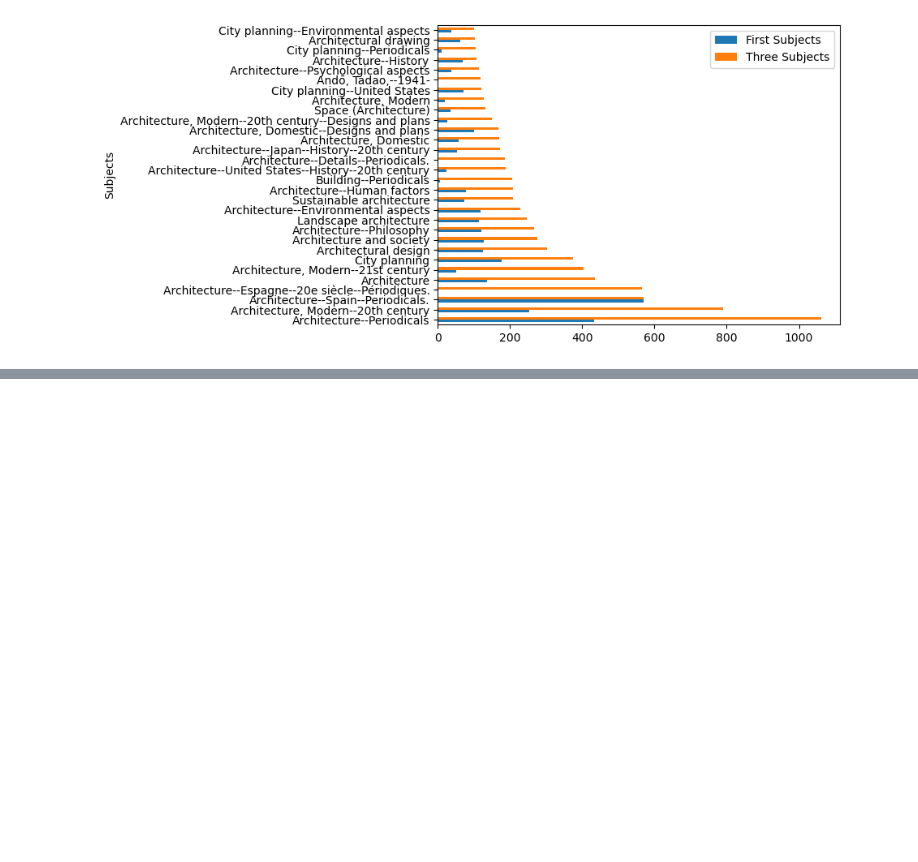
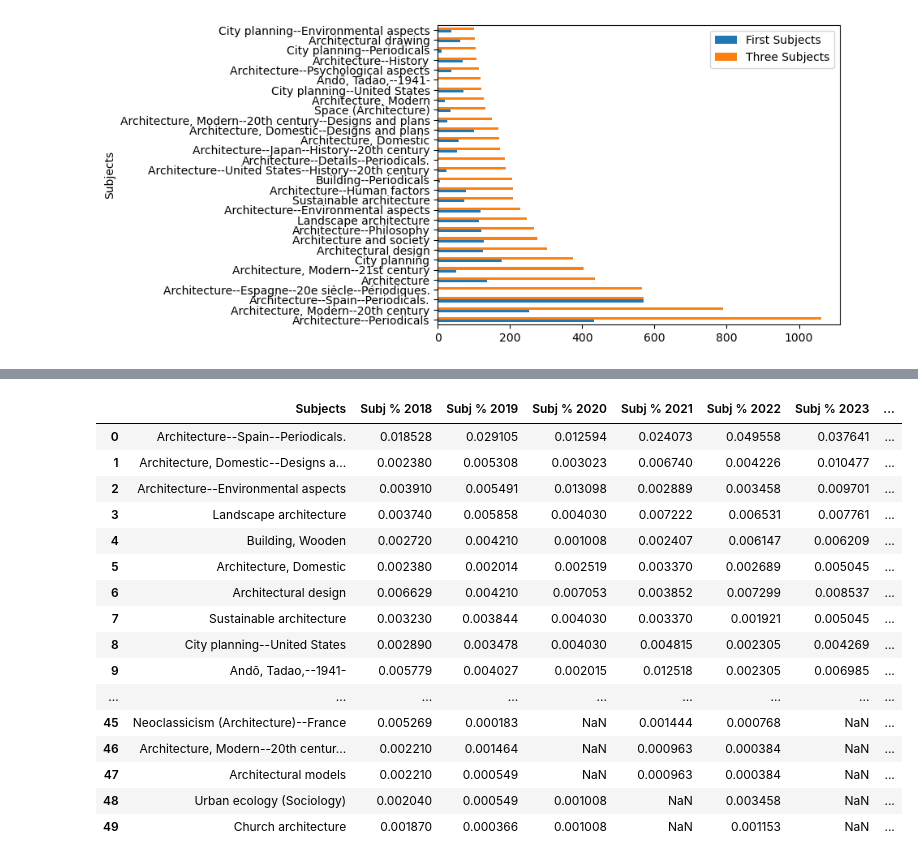
Before and after one commit to senderrr/Architecture, a Jupyter notebook: ArchitectureNotebookPlots.ipynb, the cells around one changed output, grey strips where cells are left out. Drawn from its saved outputs; the diff is of its cells as text; code cells hidden in the pictures; blank space fills up the shorter version.

```diff
--- a/ArchitectureNotebookPlots.ipynb
+++ b/ArchitectureNotebookPlots.ipynb
@@ -144,0 +375,27 @@ bar_df.plot(x='Subjects', y=['First Subjects', 'Three Subjects'], kind='barh')
+# %%
+# subset df
+merged_df5 =merged_df5[['Subjects', 'Subj % 2018', 'Subj % 2019', 'Subj % 2020', 'Subj % 2021', 'Subj % 2022', 'Subj % 2023']]
+
+# create new column by substracting % of 2023 - 2018
+merged_df5['2023 Diff 2018'] = merged_df5['Subj % 2023'] - merged_df5['Subj % 2018']
+
+# sort values by new column
+merged_df5.head(50).reset_index(drop=True).sort_values(by=['2023 Diff 2018'], ascending=[False]).reset_index(drop=True)
+# %% [output]
+|  | Subjects | Subj % 2018 | Subj % 2019 | Subj % 2020 | Subj % 2021 | Subj % 2022 | Subj % 2023 | ... |
+| 0 | Architecture--Spain--Periodicals. | 0.018528 | 0.029105 | 0.012594 | 0.024073 | 0.049558 | 0.037641 | ... |
+| 1 | Architecture, Domestic--Designs a... | 0.002380 | 0.005308 | 0.003023 | 0.006740 | 0.004226 | 0.010477 | ... |
+| 2 | Architecture--Environmental aspects | 0.003910 | 0.005491 | 0.013098 | 0.002889 | 0.003458 | 0.009701 | ... |
+| 3 | Landscape architecture | 0.003740 | 0.005858 | 0.004030 | 0.007222 | 0.006531 | 0.007761 | ... |
+| 4 | Building, Wooden | 0.002720 | 0.004210 | 0.001008 | 0.002407 | 0.006147 | 0.006209 | ... |
+| 5 | Architecture, Domestic | 0.002380 | 0.002014 | 0.002519 | 0.003370 | 0.002689 | 0.005045 | ... |
+| 6 | Architectural design | 0.006629 | 0.004210 | 0.007053 | 0.003852 | 0.007299 | 0.008537 | ... |
+| 7 | Sustainable architecture | 0.003230 | 0.003844 | 0.004030 | 0.003370 | 0.001921 | 0.005045 | ... |
+| 8 | City planning--United States | 0.002890 | 0.003478 | 0.004030 | 0.004815 | 0.002305 | 0.004269 | ... |
+| 9 | Andō, Tadao,--1941- | 0.005779 | 0.004027 | 0.002015 | 0.012518 | 0.002305 | 0.006985 | ... |
+| ... | ... | ... | ... | ... | ... | ... | ... | ... |
+| 45 | Neoclassicism (Architecture)--France | 0.005269 | 0.000183 | NaN | 0.001444 | 0.000768 | NaN | ... |
+| 46 | Architecture, Modern--20th centur... | 0.002210 | 0.001464 | NaN | 0.000963 | 0.000384 | NaN | ... |
+| 47 | Architectural models | 0.002210 | 0.000549 | NaN | 0.000963 | 0.000384 | NaN | ... |
+| 48 | Urban ecology (Sociology) | 0.002040 | 0.000549 | 0.001008 | NaN | 0.003458 | NaN | ... |
+| 49 | Church architecture | 0.001870 | 0.000366 | 0.001008 | NaN | 0.001153 | NaN | ... |
```
Also changed, not shown: parts of 18 cells of this notebook, 4 other files.
